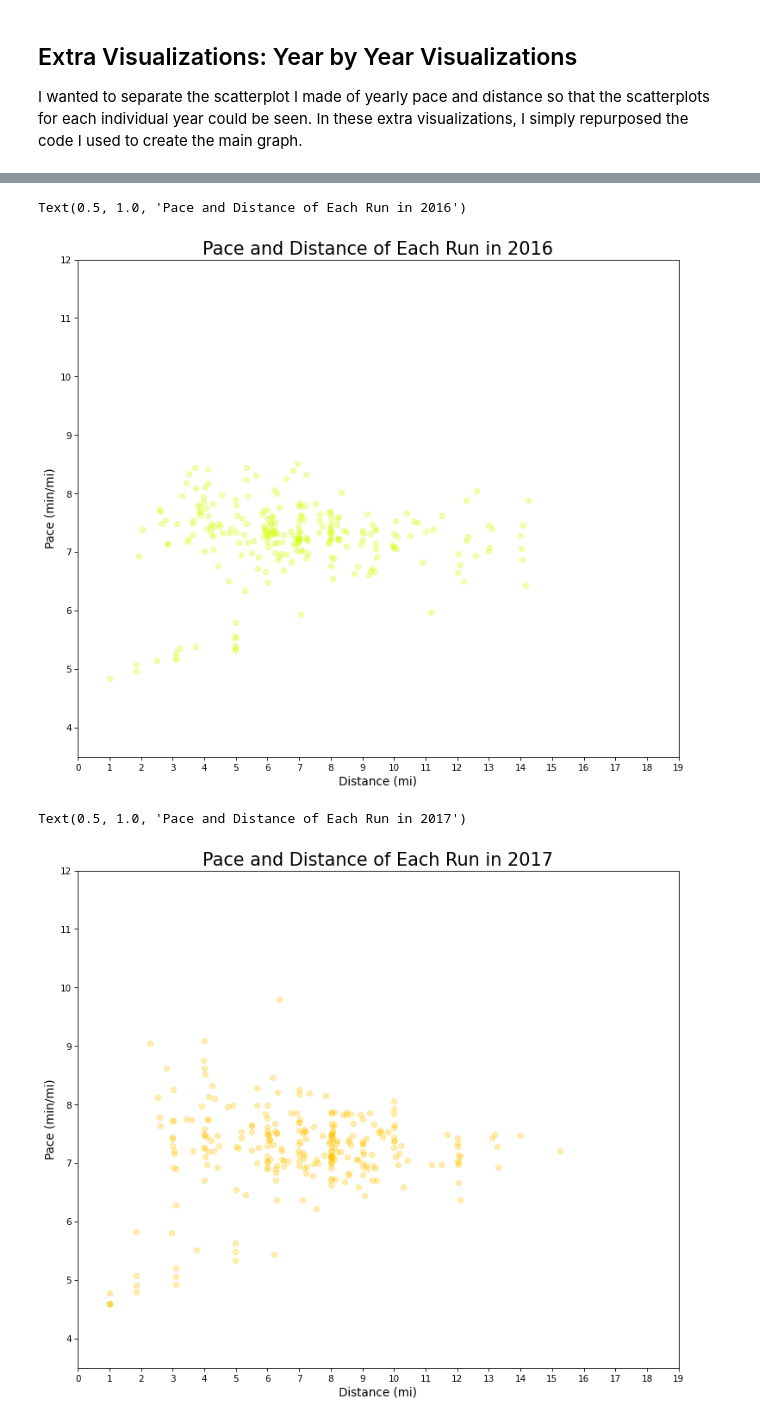
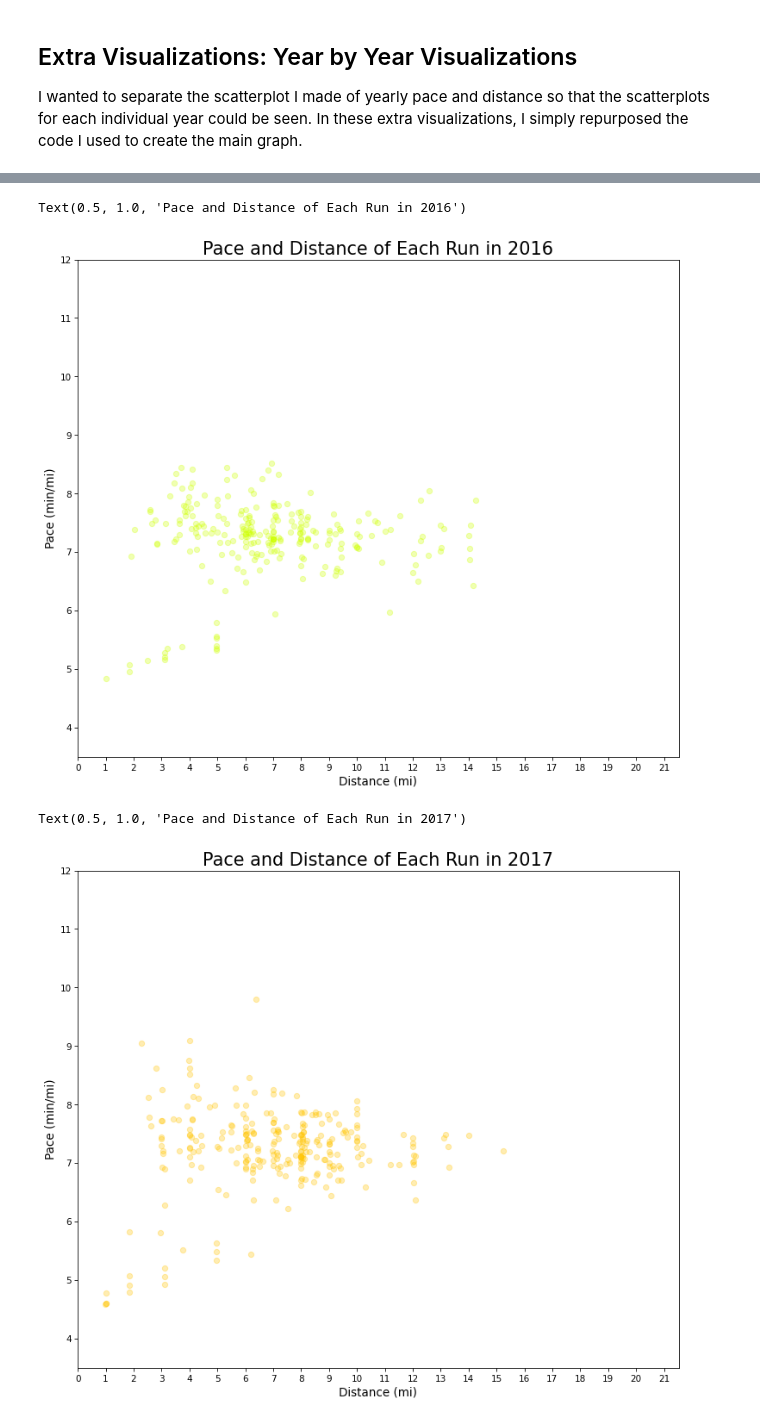
Before and after one commit to adolwick/biof309project, a Jupyter notebook: extra_visualization.ipynb, the cells around one changed output, grey strips where cells are left out. Saved outputs shown, nothing was run; the diff lists cells and outputs as text; code cells hidden in the pictures.

```diff
--- a/extra_visualization.ipynb
+++ b/extra_visualization.ipynb
@@ -157,7 +157,7 @@ Text(0.5, 1.0, 'Pace and Distance of Each Run in 2015')
 
 fig2016 = plt.figure(figsize=(12,10),dpi=75)
 plt.xticks(np.arange(0, max(e['Mileage'])+1, 1.0))
-plt.xlim(0,19)
+plt.xlim(0,max(e['Mileage'])+1)
 plt.ylim(3.5, 12)
 ax2016 = fig2016.gca()
 ax2016.scatter(eymd['Mileage'][(eymd['year'] == '2016')],eymd['pace_min'][(eymd['year'] == '2016')],c='#D0FF00',alpha=0.3)
@@ -166,24 +166,24 @@ ax2016.set_ylabel('Pace (min/mi)', fontsize=13)
 ax2016.set_title('Pace and Distance of Each Run in 2016', fontsize=20)
 # %% [output]
 Text(0.5, 1.0, 'Pace and Distance of Each Run in 2016')
-[figure, old version]
+[figure, new version]
 # %%
 # col_dict = {'2009':'#000000', '2010':'#450842', '2011':'#1B0951', '2012':'#1620CD' ,
             #'2013':'#3AA6FF' , '2014':'#3AFFDE' , '2015':'#3AFF51' , '2016':'#D0FF00',
             #'2017':'#FFC600', '2018':'#FF8600', '2019':'#FF3600'}
 
 fig2017 = plt.figure(figsize=(12,10),dpi=75)
 plt.xticks(np.arange(0, max(e['Mileage'])+1, 1.0))
-plt.xlim(0,19)
+plt.xlim(0,max(e['Mileage'])+1)
 plt.ylim(3.5, 12)
 ax2017 = fig2017.gca()
 ax2017.scatter(eymd['Mileage'][(eymd['year'] == '2017')],eymd['pace_min'][(eymd['year'] == '2017')],c='#FFC600',alpha=0.3)
 ax2017.set_xlabel('Distance (mi)', fontsize=13)
 ax2017.set_ylabel('Pace (min/mi)', fontsize=13)
 ax2017.set_title('Pace and Distance of Each Run in 2017', fontsize=20)
 # %% [output]
 Text(0.5, 1.0, 'Pace and Distance of Each Run in 2017')
-[figure, old version]
+[figure, new version]
 # %%
 # col_dict = {'2009':'#000000', '2010':'#450842', '2011':'#1B0951', '2012':'#1620CD' ,
             #'2013':'#3AA6FF' , '2014':'#3AFFDE' , '2015':'#3AFF51' , '2016':'#D0FF00',
```
Also changed, not shown: parts of 15 cells of this notebook, 9 other files.
